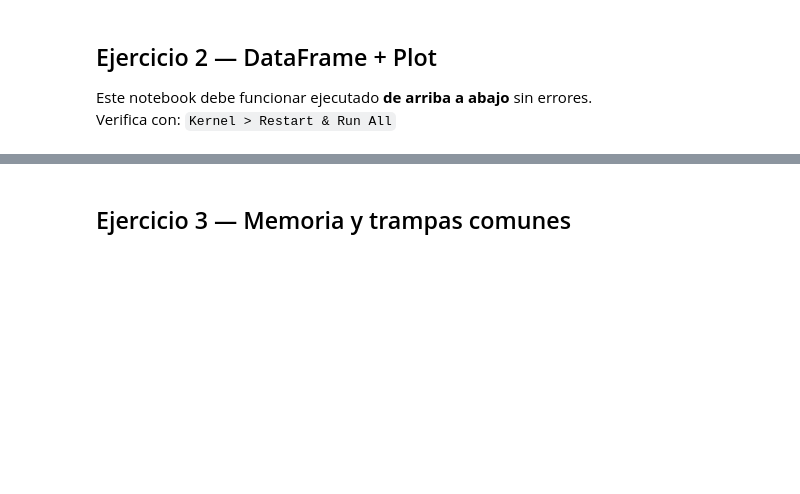
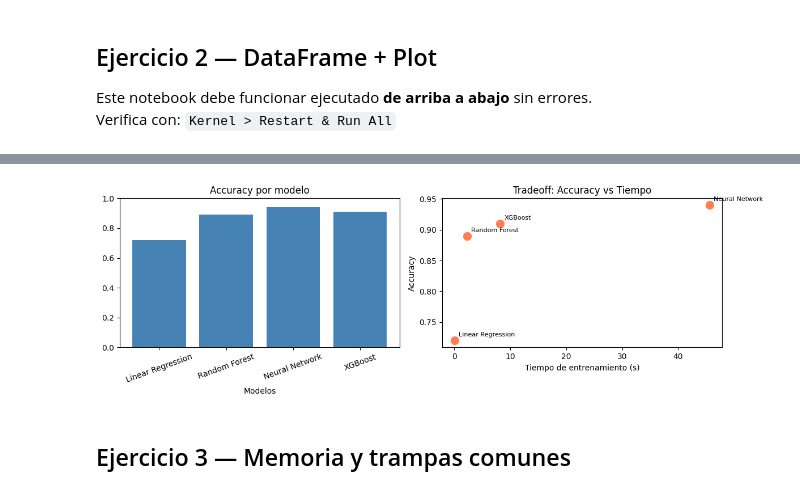
Before and after one commit to chris2009/mi-ai-journey, a Jupyter notebook: progreso/fase-00-setup-y-tooling/ejercicios/05_jupyter_intro.ipynb, the cells around one changed output, grey strips where cells are left out. Cells and saved outputs as stored; diff of their text form; code cells hidden in the pictures; blank space fills up the shorter version.

```diff
--- a/progreso/fase-00-setup-y-tooling/ejercicios/05_jupyter_intro.ipynb
+++ b/progreso/fase-00-setup-y-tooling/ejercicios/05_jupyter_intro.ipynb
@@ -58,23 +75,26 @@ print(f"Modelo más rápido: {df.loc[df['tiempo_train_s'].idxmin(), 'modelo']}")
 # %%
 fig, axes = plt.subplots(1, 2, figsize=(12, 4))
 
 # Barras: accuracy por modelo
 axes[0].bar(df["modelo"], df["accuracy"], color="steelblue")
+axes[0].set_xlabel("Modelos")
 axes[0].set_title("Accuracy por modelo")
 axes[0].set_ylim(0, 1)
 axes[0].tick_params(axis="x", rotation=20)
 
 # Scatter: tradeoff accuracy vs tiempo
 axes[1].scatter(df["tiempo_train_s"], df["accuracy"], s=100, color="coral")
 for _, row in df.iterrows():
     axes[1].annotate(row["modelo"], (row["tiempo_train_s"], row["accuracy"]),
                      textcoords="offset points", xytext=(5, 5), fontsize=8)
 axes[1].set_xlabel("Tiempo de entrenamiento (s)")
 axes[1].set_ylabel("Accuracy")
 axes[1].set_title("Tradeoff: Accuracy vs Tiempo")
 
 plt.tight_layout()
 plt.show()
+# %% [output]
+[figure, added]
 # %% [markdown]
 ## Ejercicio 3 — Memoria y trampas comunes
 # %%
```
Also changed, not shown: parts of 7 cells of this notebook, 12 other files.
